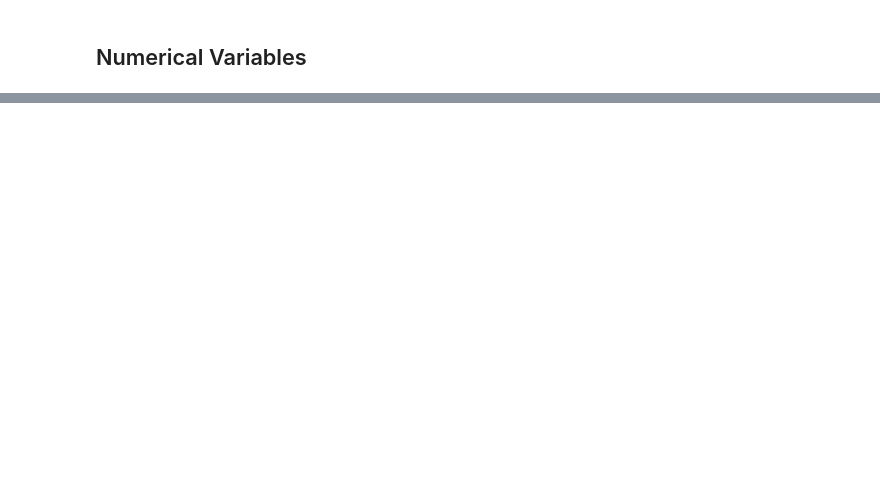
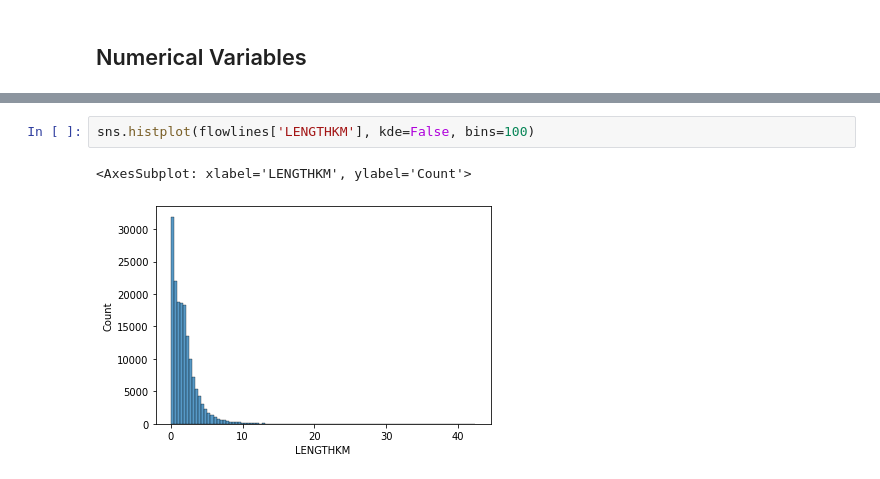
Before and after one commit to avkoehl/valleys, a Jupyter notebook: eda/global_eda.ipynb, the cells around one changed output, grey strips where cells are left out. Saved outputs shown, nothing was run; the diff lists cells and outputs as text; blank space fills up the shorter version.

```diff
--- a/eda/global_eda.ipynb
+++ b/eda/global_eda.ipynb
@@ -141,0 +146,5 @@ Name: AreaSqKM, dtype: float64
+# %%
+sns.histplot(flowlines['LENGTHKM'], kde=False, bins=100)
+# %% [output]
+<AxesSubplot: xlabel='LENGTHKM', ylabel='Count'>
+[figure, added]
```
Also changed, not shown: parts of 20 cells of this notebook, 1 other file.
